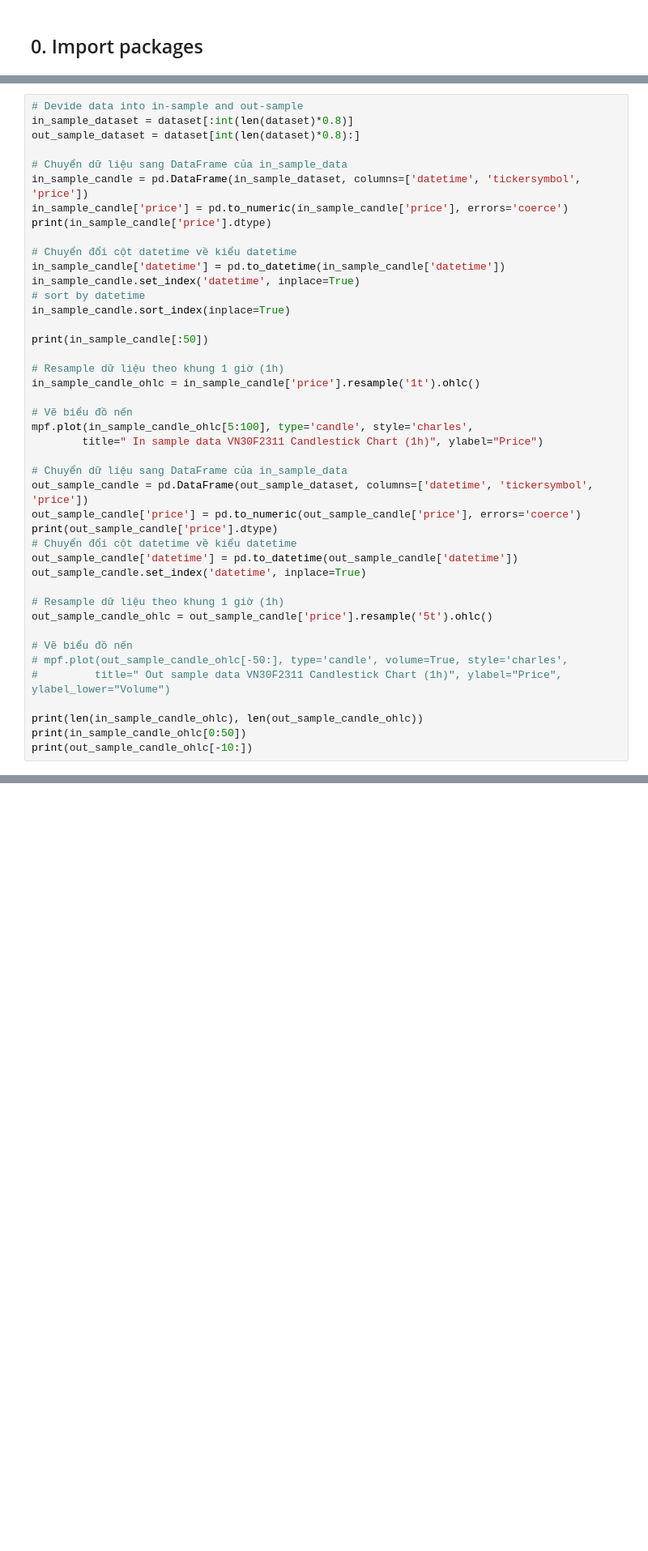
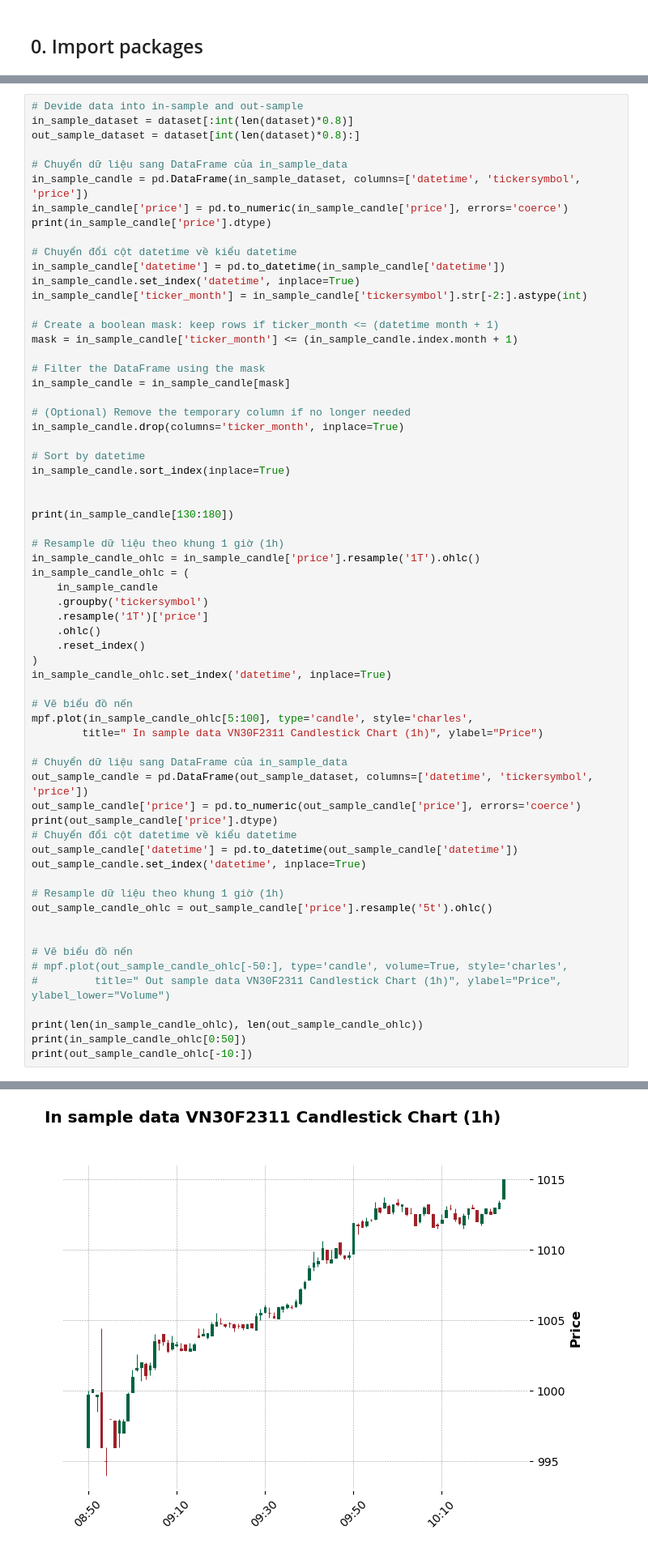
Before and after one commit to algotrade-course/Group12, a Jupyter notebook: src/midterm.ipynb, the cells around one changed output, grey strips where cells are left out. Shown: that part at 81% size. Cells and saved outputs as stored; diff of their text form; blank space fills up the shorter version.

```diff
--- a/src/midterm.ipynb
+++ b/src/midterm.ipynb
@@ -77,13 +79,33 @@ print(in_sample_candle['price'].dtype)
 # Chuyển đổi cột datetime về kiểu datetime
 in_sample_candle['datetime'] = pd.to_datetime(in_sample_candle['datetime'])
 in_sample_candle.set_index('datetime', inplace=True)
-# sort by datetime
+in_sample_candle['ticker_month'] = in_sample_candle['tickersymbol'].str[-2:].astype(int)
+
+# Create a boolean mask: keep rows if ticker_month <= (datetime month + 1)
+mask = in_sample_candle['ticker_month'] <= (in_sample_candle.index.month + 1)
+
+# Filter the DataFrame using the mask
+in_sample_candle = in_sample_candle[mask]
+
+# (Optional) Remove the temporary column if no longer needed
+in_sample_candle.drop(columns='ticker_month', inplace=True)
+
+# Sort by datetime
 in_sample_candle.sort_index(inplace=True)
 
-print(in_sample_candle[:50])
+
+print(in_sample_candle[130:180])
 
 # Resample dữ liệu theo khung 1 giờ (1h)
-in_sample_candle_ohlc = in_sample_candle['price'].resample('1t').ohlc()
+in_sample_candle_ohlc = in_sample_candle['price'].resample('1T').ohlc()
+in_sample_candle_ohlc = (
+    in_sample_candle
+    .groupby('tickersymbol')
+    .resample('1T')['price']
+    .ohlc()
+    .reset_index()
+)
+in_sample_candle_ohlc.set_index('datetime', inplace=True)
 
 # Vẽ biểu đồ nến
 mpf.plot(in_sample_candle_ohlc[5:100], type='candle', style='charles',
@@ -100,6 +122,7 @@ out_sample_candle.set_index('datetime', inplace=True)
 # Resample dữ liệu theo khung 1 giờ (1h)
 out_sample_candle_ohlc = out_sample_candle['price'].resample('5t').ohlc()
 
+
 # Vẽ biểu đồ nến
 # mpf.plot(out_sample_candle_ohlc[-50:], type='candle', volume=True, style='charles',
 #         title=" Out sample data VN30F2311 Candlestick Chart (1h)", ylabel="Price", ylabel_lower="Volume")
@@ -107,3 +130,4 @@ out_sample_candle_ohlc = out_sample_candle['price'].resample('5t').ohlc()
 print(len(in_sample_candle_ohlc), len(out_sample_candle_ohlc))
 print(in_sample_candle_ohlc[0:50])
 print(out_sample_candle_ohlc[-10:])
+# %% [output]
@@ -109,0 +151 @@ print(out_sample_candle_ohlc[-10:])
+[figure, added]
```
Also changed, not shown: parts of 8 cells of this notebook.
